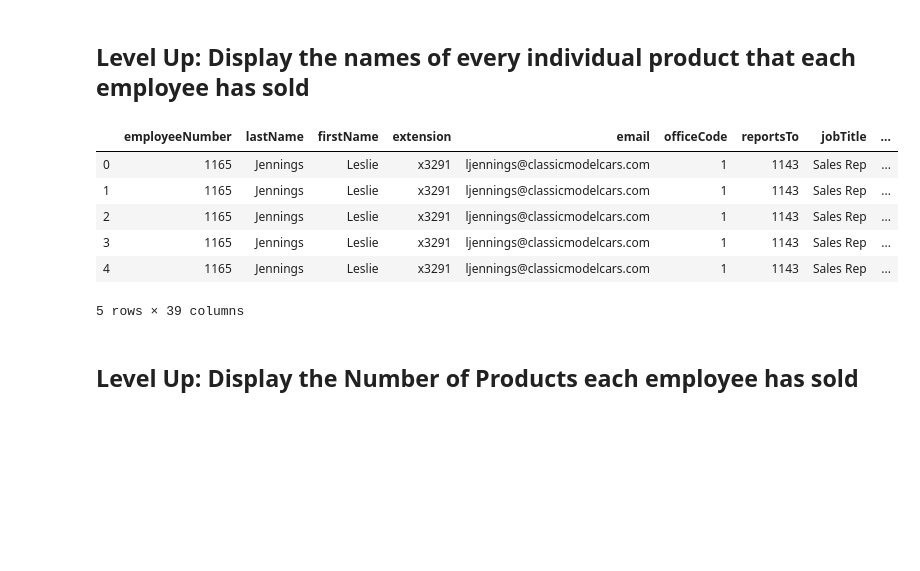
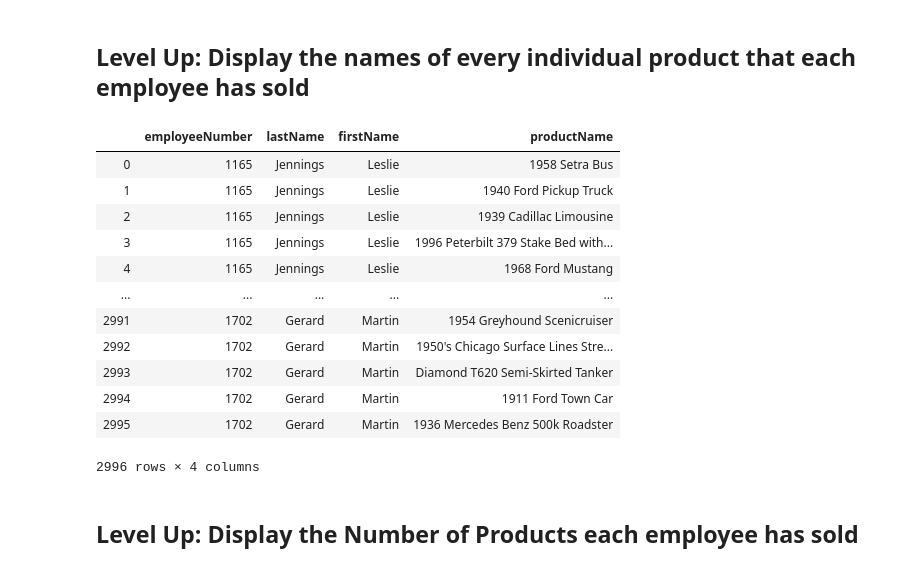
Before and after one commit to cmf-datasci/dsc-join-statements-lab-hbs-ds-060120, a Jupyter notebook: index.ipynb, the cells around one changed output. Drawn from its saved outputs; the diff is of its cells as text; code cells hidden in the pictures; blank space fills up the shorter version.

```diff
--- a/index.ipynb
+++ b/index.ipynb
@@ -176,24 +176,29 @@ df
 ## Level Up: Display the names of every individual product that each employee has sold
 # %%
 df = pd.read_sql_query('''
-SELECT employeeNumber, lastName, firstName,
+SELECT employeeNumber, lastName, firstName, productName
 FROM employees e
 JOIN customers c ON e.employeeNumber = c.salesRepEmployeeNumber
 JOIN orders o USING (customerNumber)
 JOIN orderdetails USING (orderNumber)
-JOIN products USING (productCode)
-LIMIT 5;
+JOIN products USING (productCode);
 ''',con)
 
 df
 # %% [output]
-|  | employeeNumber | lastName | firstName | extension | email | officeCode | reportsTo | jobTitle | ... |
-| 0 | 1165 | Jennings | Leslie | x3291 | ljennings@classicmodelcars.com | 1 | 1143 | Sales Rep | ... |
-| 1 | 1165 | Jennings | Leslie | x3291 | ljennings@classicmodelcars.com | 1 | 1143 | Sales Rep | ... |
-| 2 | 1165 | Jennings | Leslie | x3291 | ljennings@classicmodelcars.com | 1 | 1143 | Sales Rep | ... |
-| 3 | 1165 | Jennings | Leslie | x3291 | ljennings@classicmodelcars.com | 1 | 1143 | Sales Rep | ... |
-| 4 | 1165 | Jennings | Leslie | x3291 | ljennings@classicmodelcars.com | 1 | 1143 | Sales Rep | ... |
+|  | employeeNumber | lastName | firstName | productName |
+| 0 | 1165 | Jennings | Leslie | 1958 Setra Bus |
+| 1 | 1165 | Jennings | Leslie | 1940 Ford Pickup Truck |
+| 2 | 1165 | Jennings | Leslie | 1939 Cadillac Limousine |
+| 3 | 1165 | Jennings | Leslie | 1996 Peterbilt 379 Stake Bed with... |
+| 4 | 1165 | Jennings | Leslie | 1968 Ford Mustang |
+| ... | ... | ... | ... | ... |
+| 2991 | 1702 | Gerard | Martin | 1954 Greyhound Scenicruiser |
+| 2992 | 1702 | Gerard | Martin | 1950's Chicago Surface Lines Stre... |
+| 2993 | 1702 | Gerard | Martin | Diamond T620 Semi-Skirted Tanker |
+| 2994 | 1702 | Gerard | Martin | 1911 Ford Town Car |
+| 2995 | 1702 | Gerard | Martin | 1936 Mercedes Benz 500k Roadster |
-5 rows × 39 columns
+2996 rows × 4 columns
 # %% [markdown]
 ## Level Up: Display the Number of Products each employee has sold
 # %%
```
